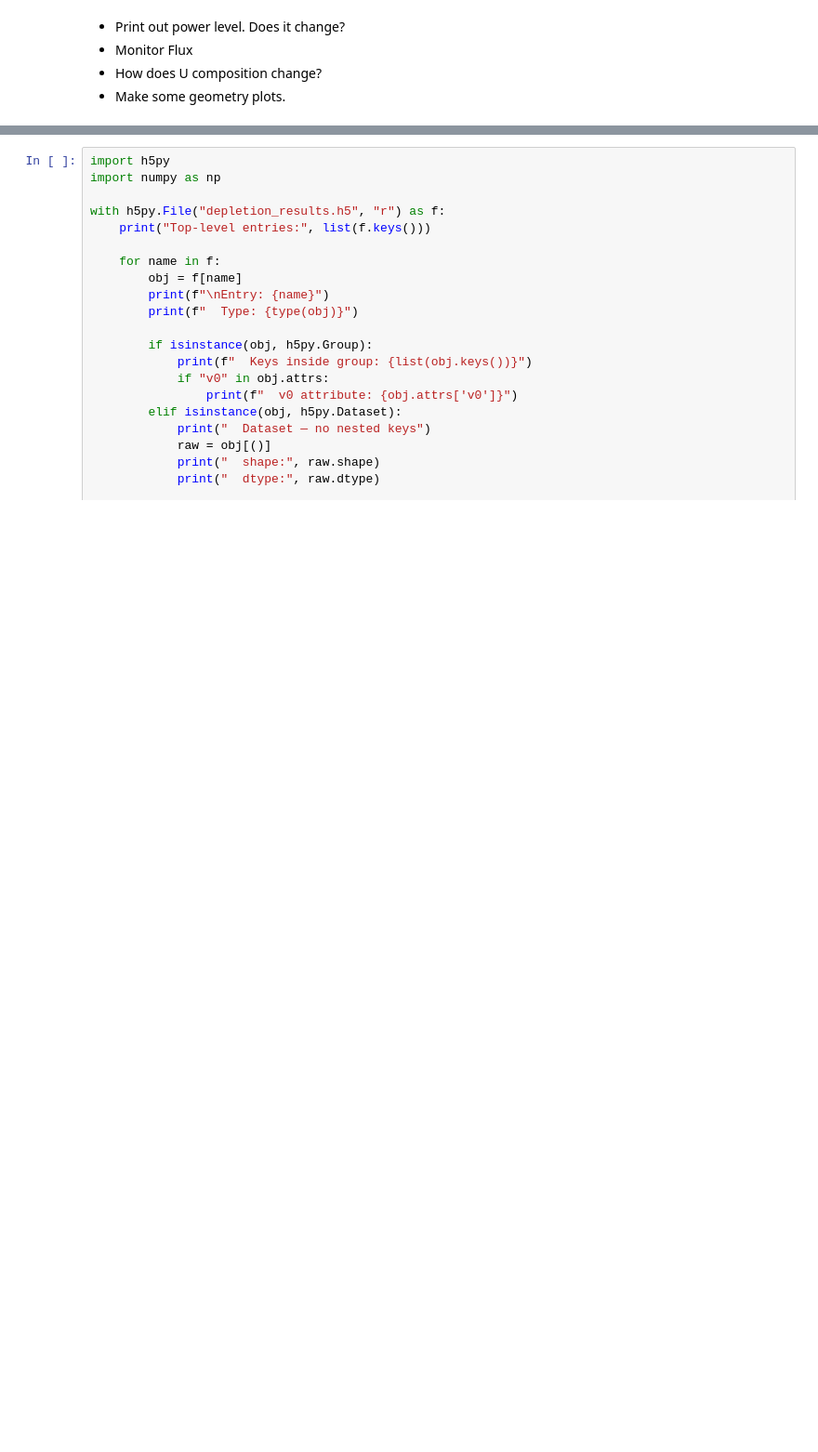
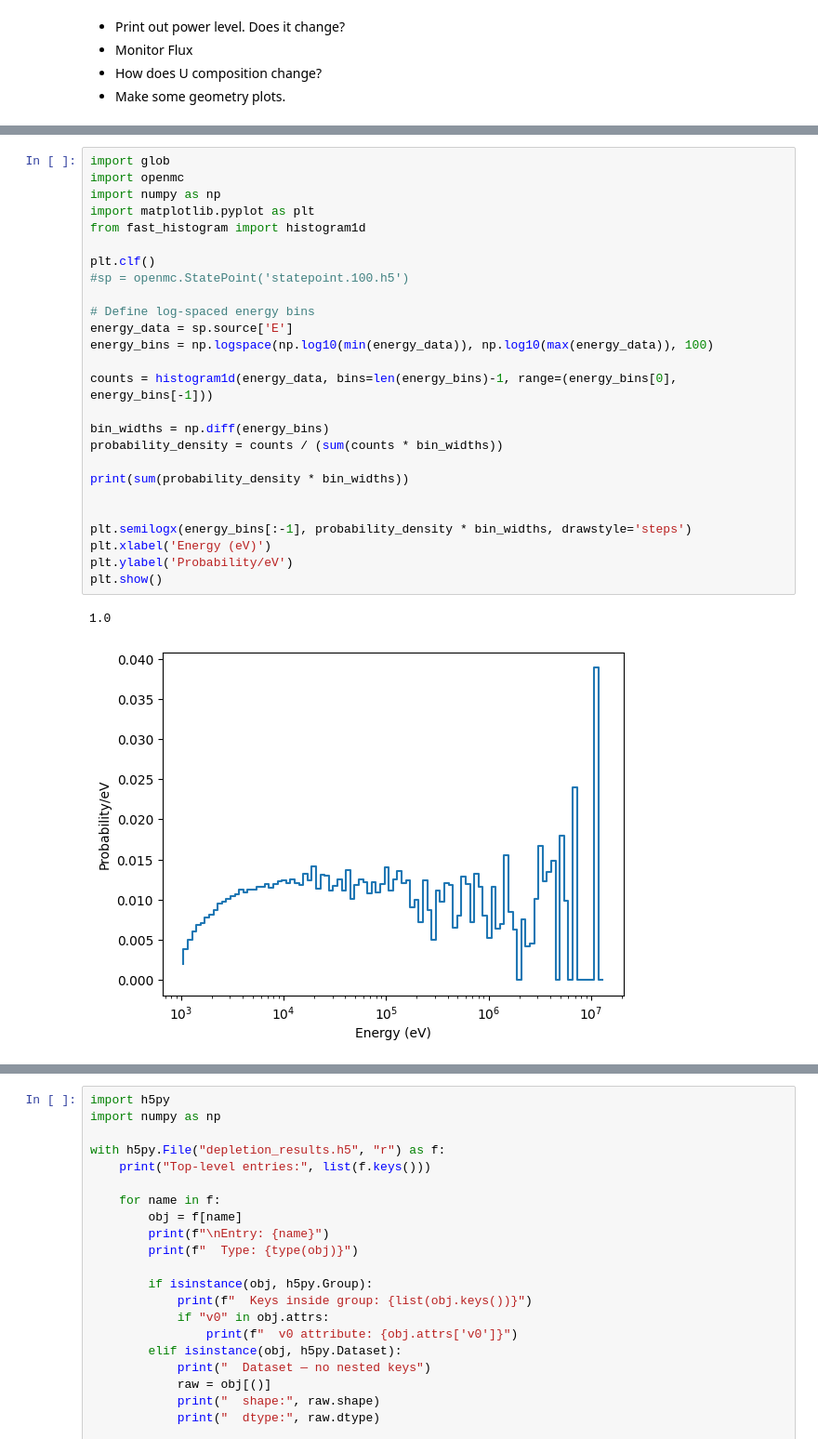
Before and after one commit to mrandrson/sulistuff, a Jupyter notebook: openmc_pebbles/analysis.ipynb, the cells around one changed output, grey strips where cells are left out. Shown at 93% size. Drawn from its saved outputs; the diff is of its cells as text; blank space fills up the shorter version.

```diff
--- a/openmc_pebbles/analysis.ipynb
+++ b/openmc_pebbles/analysis.ipynb
@@ -82,0 +70,29 @@ LookupError: Unable to get Tally
+# %%
+import glob
+import openmc
+import numpy as np
+import matplotlib.pyplot as plt
+from fast_histogram import histogram1d
+
+plt.clf()
+#sp = openmc.StatePoint('statepoint.100.h5')
+
+# Define log-spaced energy bins
+energy_data = sp.source['E']
+energy_bins = np.logspace(np.log10(min(energy_data)), np.log10(max(energy_data)), 100)
+
+counts = histogram1d(energy_data, bins=len(energy_bins)-1, range=(energy_bins[0], energy_bins[-1]))
+
+bin_widths = np.diff(energy_bins)
+probability_density = counts / (sum(counts * bin_widths))
+
+print(sum(probability_density * bin_widths))
+
+
+plt.semilogx(energy_bins[:-1], probability_density * bin_widths, drawstyle='steps')
+plt.xlabel('Energy (eV)')
+plt.ylabel('Probability/eV')
+plt.show()
+# %% [output]
+1.0
+[figure, added]
```
Also changed, not shown: parts of 11 cells of this notebook, 36 other files.
